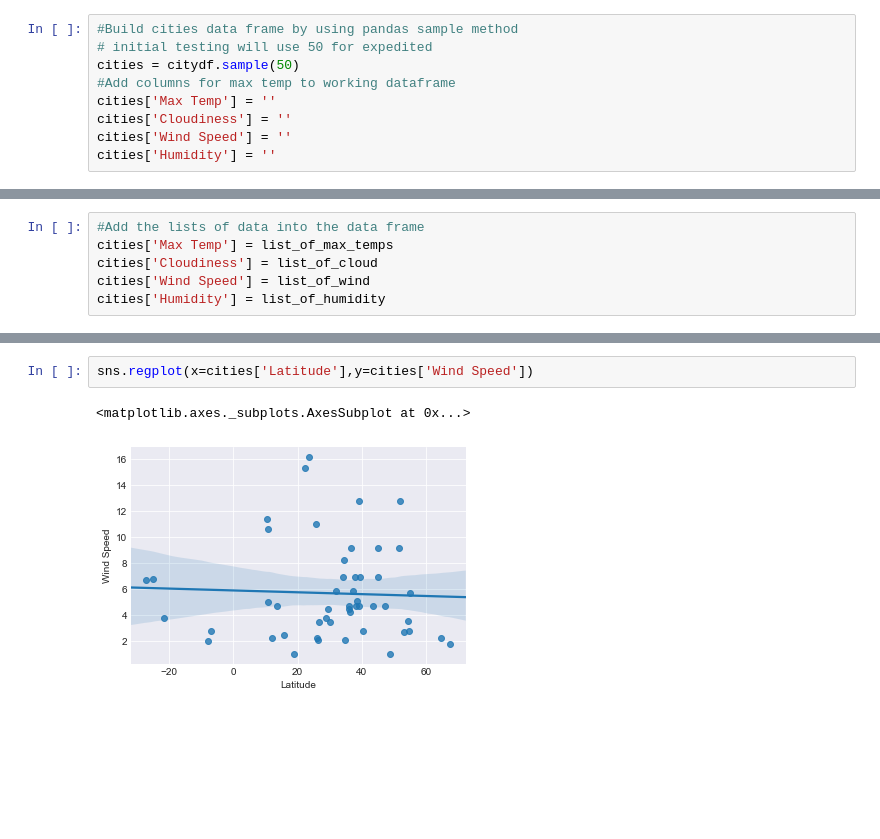
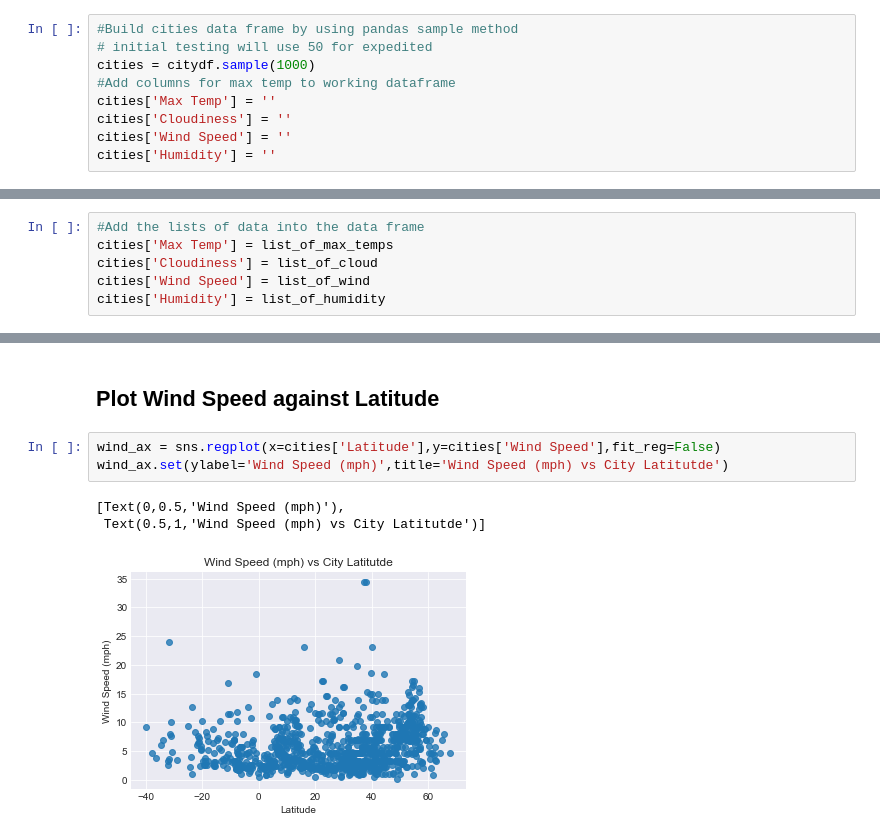
Before and after one commit to mgstewart/API-HW, a Jupyter notebook: WeatherPy.ipynb, the cells around one changed output, grey strips where cells are left out. Saved outputs shown, nothing was run; the diff lists cells and outputs as text; blank space fills up the shorter version.

```diff
--- a/WeatherPy.ipynb
+++ b/WeatherPy.ipynb
@@ -49,7 +52,7 @@ settings = {'units':'imperial','APPID':api_key}
 # %%
 #Build cities data frame by using pandas sample method
 # initial testing will use 50 for expedited
-cities = citydf.sample(50)
+cities = citydf.sample(1000)
 #Add columns for max temp to working dataframe
 cities['Max Temp'] = ''
 cities['Cloudiness'] = ''
@@ -136,5 +157,9 @@ sns.regplot(x=cities['Latitude'],y=cities['Cloudiness'])
+# %% [markdown]
+## Plot Wind Speed against Latitude
 # %%
-sns.regplot(x=cities['Latitude'],y=cities['Wind Speed'])
+wind_ax = sns.regplot(x=cities['Latitude'],y=cities['Wind Speed'],fit_reg=False)
+wind_ax.set(ylabel='Wind Speed (mph)',title='Wind Speed (mph) vs City Latitutde')
 # %% [output]
-<matplotlib.axes._subplots.AxesSubplot at 0x...>
+[Text(0,0.5,'Wind Speed (mph)'),
+ Text(0.5,1,'Wind Speed (mph) vs City Latitutde')]
-[figure, old version]
+[figure, new version]
```
Also changed, not shown: parts of 19 cells of this notebook, 6 other files.
